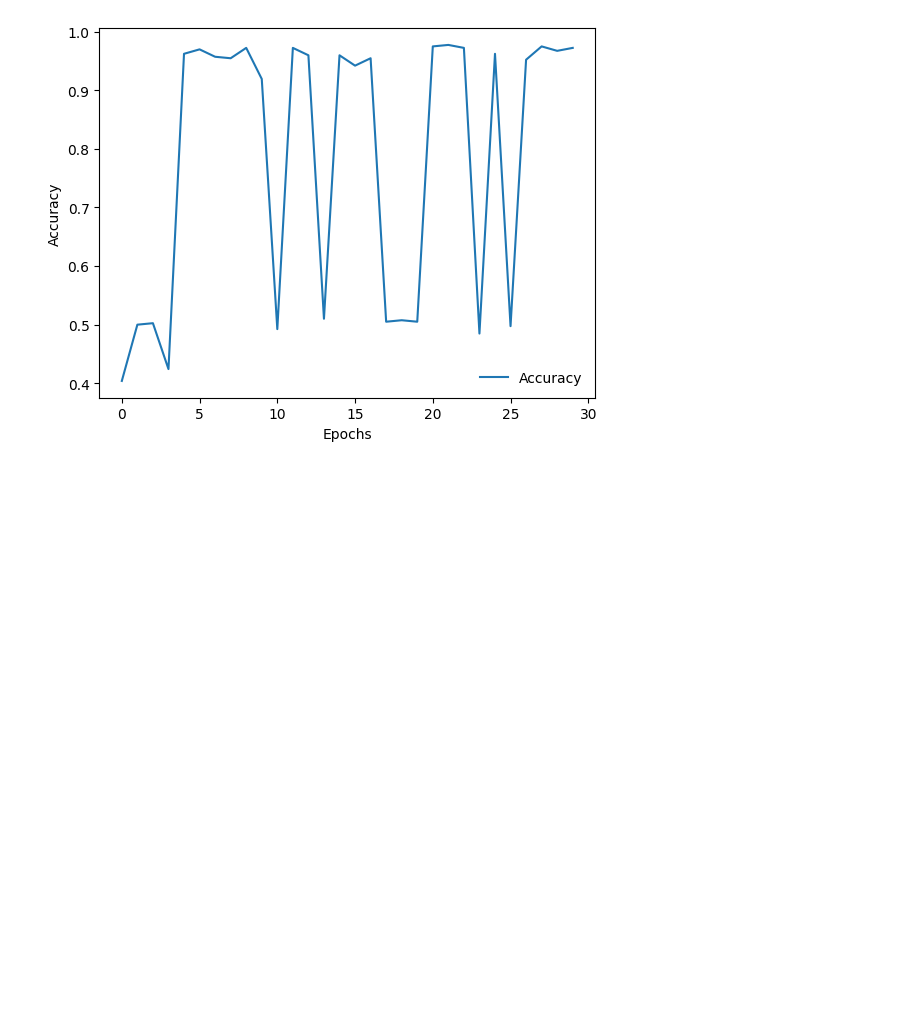
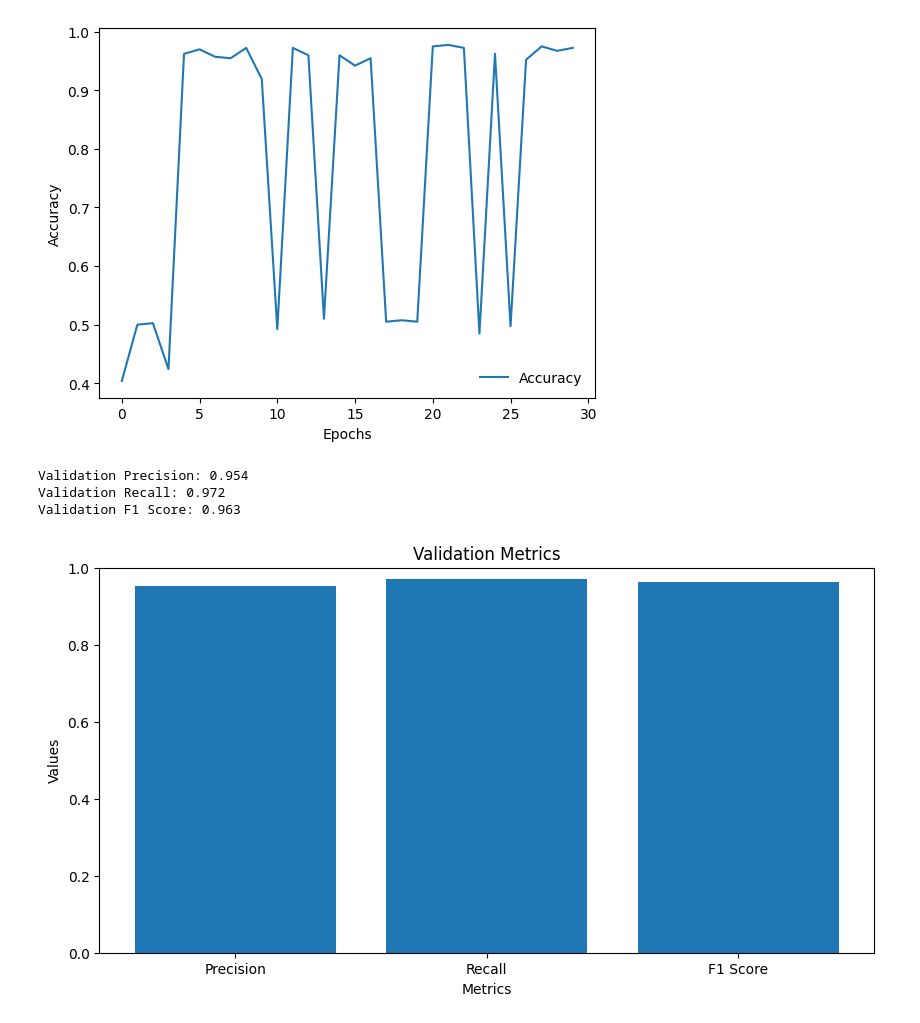
Before and after one commit to thegeeksinfo/Deep-Learning-Cataract-Detection, a Jupyter notebook: notebooks/03_train.ipynb, the cells around one changed output. Saved outputs shown, nothing was run; the diff lists cells and outputs as text; code cells hidden in the pictures; blank space fills up the shorter version.

```diff
--- a/notebooks/03_train.ipynb
+++ b/notebooks/03_train.ipynb
@@ -221,10 +221,13 @@ test_transforms = transforms.Compose([
 
 train_path = '../data/train/'
 test_path = '../data/test/'
+test2_path = '../data/test2/'
+
 
 # Create Dataset and DataLoader
-train_dataset = CataractDataset(csv_file='train.csv', root_dir='../train', transform=train_transforms)
-test_dataset = CataractDataset(csv_file='test.csv', root_dir='../test', transform=test_transforms)
+train_dataset = CataractDataset(csv_file='train.csv', root_dir='./', transform=train_transforms)
+test_dataset = CataractDataset(csv_file='test.csv', root_dir='./', transform=test_transforms)
+test2_dataset = CataractDataset(csv_file='test2.csv', root_dir='./', transform=test_transforms)
 
 
 valid_size = 0.2
@@ -239,7 +242,7 @@ valid_sampler = SubsetRandomSampler(valid_idx)
 
 trainloader = DataLoader(train_dataset, batch_size=4,sampler=train_sampler )
 validloader = DataLoader(test_dataset, batch_size=4, sampler=valid_sampler)
-
+testloader = DataLoader(test2_dataset, batch_size=4, sampler=valid_sampler)
 
 print(f'Training examples: {len(train_dataset)}')
 print(f'Testing examples: {len(test_dataset)}')
@@ -447,3 +450,65 @@ Epoch 16 Batch 354 Labels: tensor([0, 1, 0, 1])
 E
 [figure]
 [figure]
+# %%
+import torch
+from torch import nn
+from torchvision import models
+from sklearn.metrics import precision_score, recall_score, f1_score
+import matplotlib.pyplot as plt
+
+# Define the device
+device = torch.device("cuda" if torch.cuda.is_available() else "cpu")
+
+# Load the trained model
+model = models.resnet152(pretrained=True)
+num_ftrs = model.fc.in_features
+out_ftrs = 2  # Binary classification
+model.fc = nn.Sequential(nn.Linear(num_ftrs, 512), nn.ReLU(), nn.Linear(512, out_ftrs), nn.LogSoftmax(dim=1))
+
+# Load model state dictionary
+model.load_state_dict(torch.load('final_model.pth', map_location=device))
+model.to(device)
+model.eval()
+
+# Function to calculate metrics
+def calculate_metrics(loader):
+    all_labels = []
+    all_preds = []
+
+    with torch.no_grad():
+        for images, labels in loader:
+            images, labels = images.to(device), labels.to(device)
+            outputs = model(images)
+            _, preds = torch.max(outputs, 1)
+            all_labels.extend(labels.cpu().numpy())
+            all_preds.extend(preds.cpu().numpy())
+
+    precision = precision_score(all_labels, all_preds, average='binary')
+    recall = recall_score(all_labels, all_preds, average='binary')
+    f1 = f1_score(all_labels, all_preds, average='binary')
+
+    return precision, recall, f1
+
+# Assuming validloader is defined and provides validation data
+# Calculate metrics on validation set
+valid_precision, valid_recall, valid_f1 = calculate_metrics(validloader)
+
+print(f'Validation Precision: {valid_precision:.3f}')
+print(f'Validation Recall: {valid_recall:.3f}')
+print(f'Validation F1 Score: {valid_f1:.3f}')
+
+# Plotting the evaluation metrics
+metrics = {'Precision': valid_precision, 'Recall': valid_recall, 'F1 Score': valid_f1}
+plt.figure(figsize=(10, 5))
+plt.bar(metrics.keys(), metrics.values())
+plt.xlabel("Metrics")
+plt.ylabel("Values")
+plt.title("Validation Metrics")
+plt.ylim(0, 1)
+plt.show()
+# %% [output]
+Validation Precision: 0.954
+Validation Recall: 0.972
+Validation F1 Score: 0.963
+[figure, added]
```
Also changed, not shown: parts of 3 cells of this notebook.
